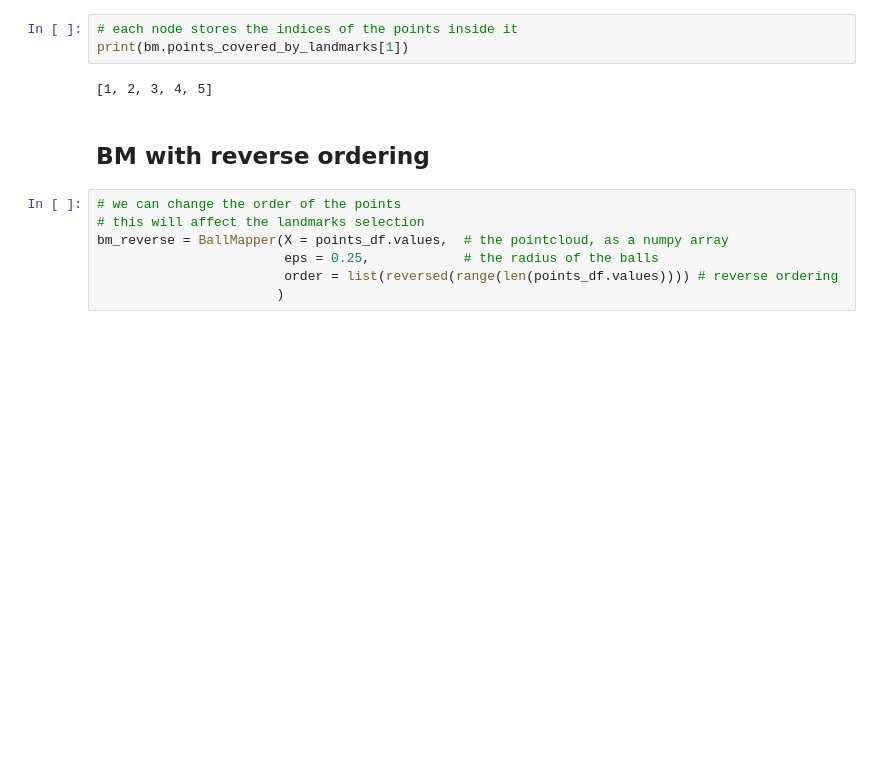
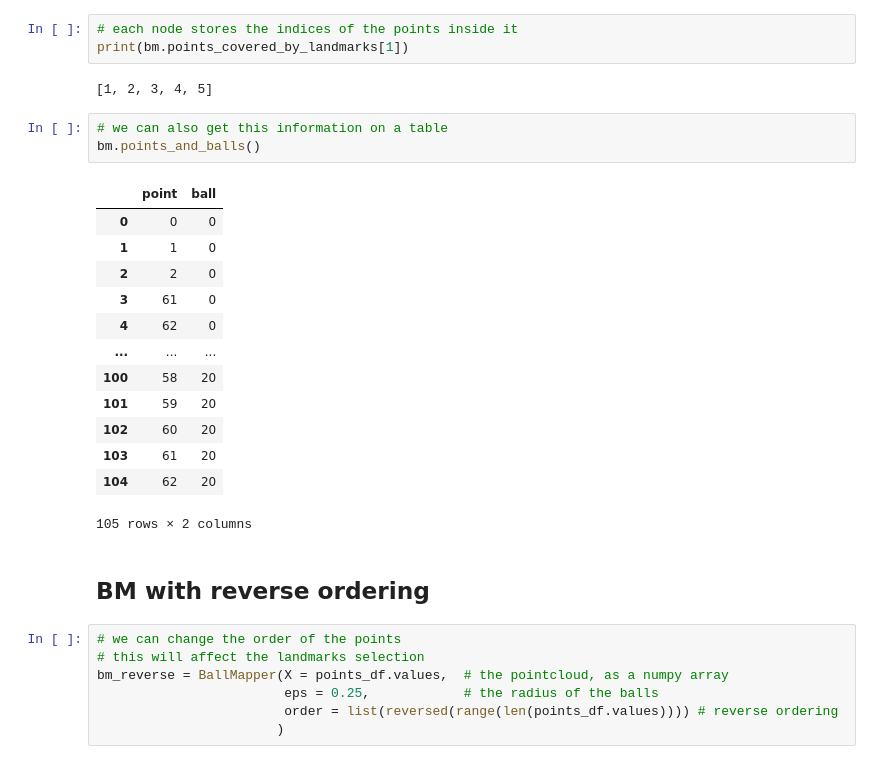
Before and after one commit to dioscuri-tda/pyBallMapper, a Jupyter notebook: notebooks/example_1_circle.ipynb, the cells around one changed output. Cells and saved outputs as stored; diff of their text form; blank space fills up the shorter version.

```diff
--- a/notebooks/example_1_circle.ipynb
+++ b/notebooks/example_1_circle.ipynb
@@ -52,6 +52,23 @@ NodeView((0, 1, 2, 3, 4, 5, 6, 7, 8, 9, 10, 11, 12, 13, 14, 15, 16, 17, 18, 19,
 print(bm.points_covered_by_landmarks[1])
 # %% [output]
 [1, 2, 3, 4, 5]
+# %%
+# we can also get this information on a table
+bm.points_and_balls()
+# %% [output]
+|  | point | ball |
+| 0 | 0 | 0 |
+| 1 | 1 | 0 |
+| 2 | 2 | 0 |
+| 3 | 61 | 0 |
+| 4 | 62 | 0 |
+| ... | ... | ... |
+| 100 | 58 | 20 |
+| 101 | 59 | 20 |
+| 102 | 60 | 20 |
+| 103 | 61 | 20 |
+| 104 | 62 | 20 |
+105 rows × 2 columns
 # %% [markdown]
 ## BM with reverse ordering
 # %%
```
Also changed, not shown: parts of 3 cells of this notebook, 13 other files.
